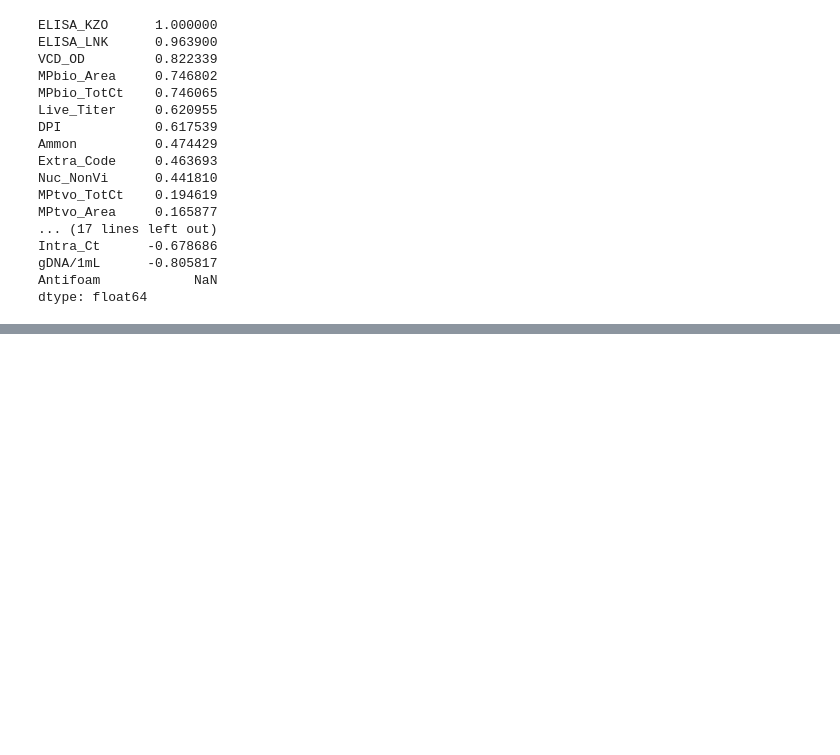
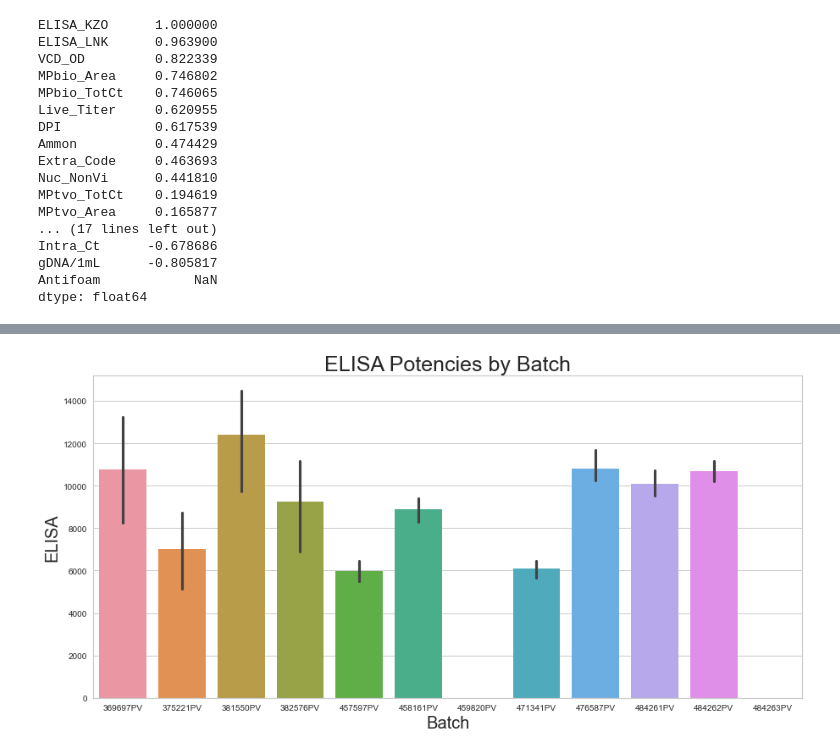
Before and after one commit to ScottBreitbach/DSC550, a Jupyter notebook: FinalProject/M1_test.ipynb, the cells around one changed output, grey strips where cells are left out. Cells and saved outputs as stored; diff of their text form; code cells hidden in the pictures; blank space fills up the shorter version.

```diff
--- a/FinalProject/M1_test.ipynb
+++ b/FinalProject/M1_test.ipynb
@@ -1358,0 +1420,9 @@ dtype: float64
+# %%
+# Show a barplot of the relative potencies by batch
+sns.barplot(x='Batch', y='ELISA_KZO', data=vessel_data)
+plt.title("ELISA Potencies by Batch", fontsize=25)
+plt.xlabel("Batch", fontsize=20)
+plt.ylabel("ELISA", fontsize=20)
+plt.show()
+# %% [output]
+[figure, added]
```
Also changed, not shown: parts of 14 cells of this notebook.
